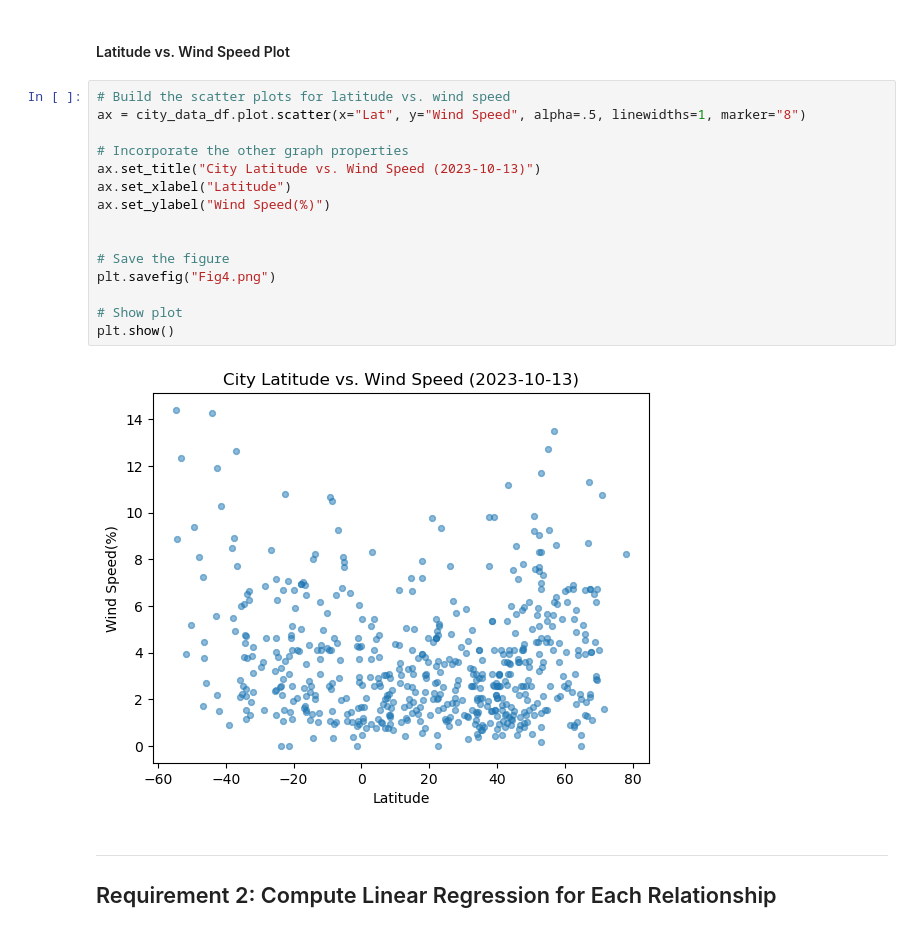
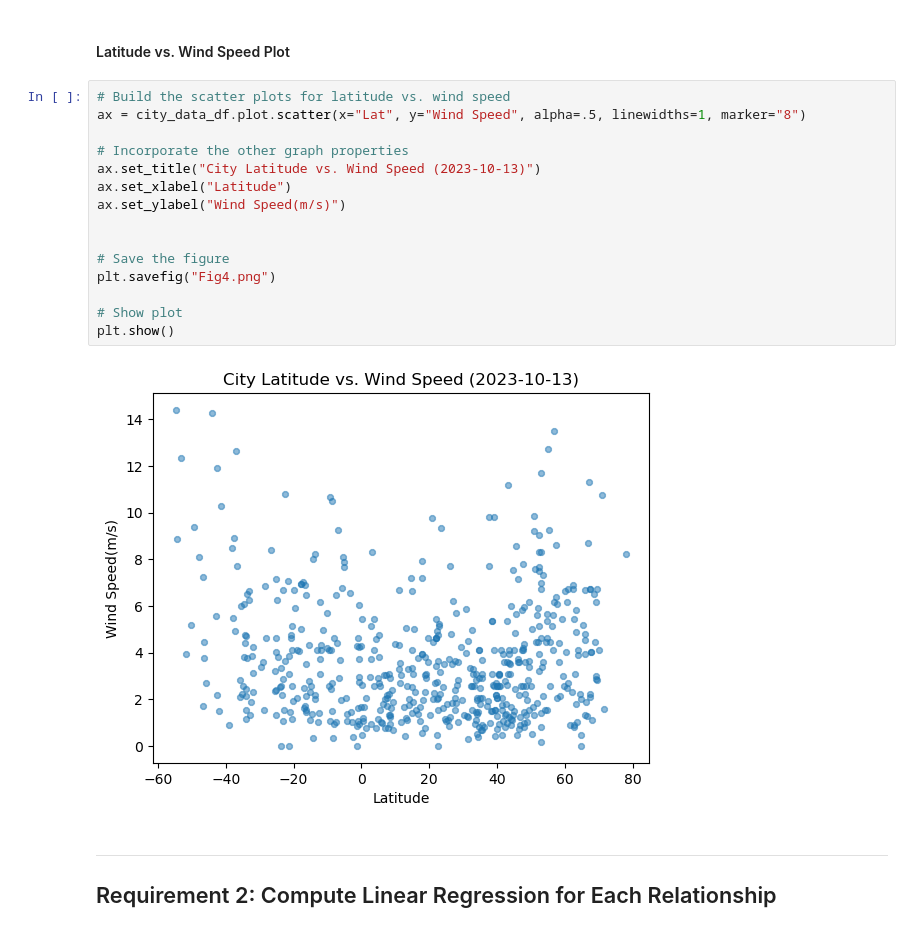
Before and after one commit to StarkArk/python_vacation_api, a Jupyter notebook: WeatherPy.ipynb, the cells around one changed output. Cells and saved outputs as stored; diff of their text form.

```diff
--- a/WeatherPy.ipynb
+++ b/WeatherPy.ipynb
@@ -425,20 +263,20 @@ plt.show()
 # %%
 # Build the scatter plots for latitude vs. wind speed
 ax = city_data_df.plot.scatter(x="Lat", y="Wind Speed", alpha=.5, linewidths=1, marker="8")
 
 # Incorporate the other graph properties
 ax.set_title("City Latitude vs. Wind Speed (2023-10-13)")
 ax.set_xlabel("Latitude")
-ax.set_ylabel("Wind Speed(%)")
+ax.set_ylabel("Wind Speed(m/s)")
 
 
 # Save the figure
 plt.savefig("Fig4.png")
 
 # Show plot
 plt.show()
 # %% [output]
-[figure, old version]
+[figure, new version]
 # %% [markdown]
 ---
 
```
Also changed, not shown: parts of 26 cells of this notebook, 1 other file.
